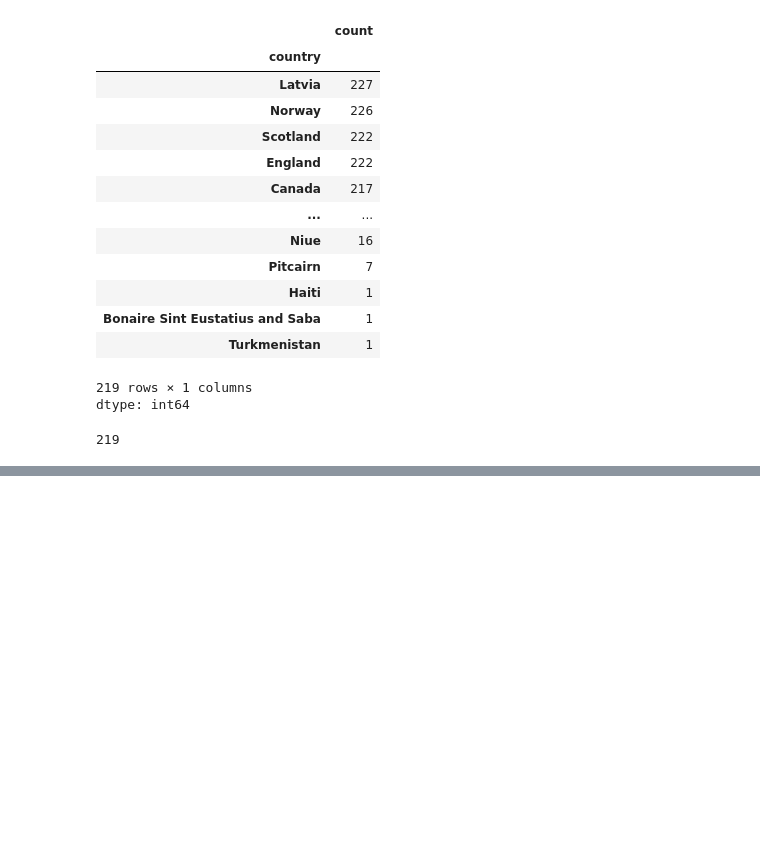
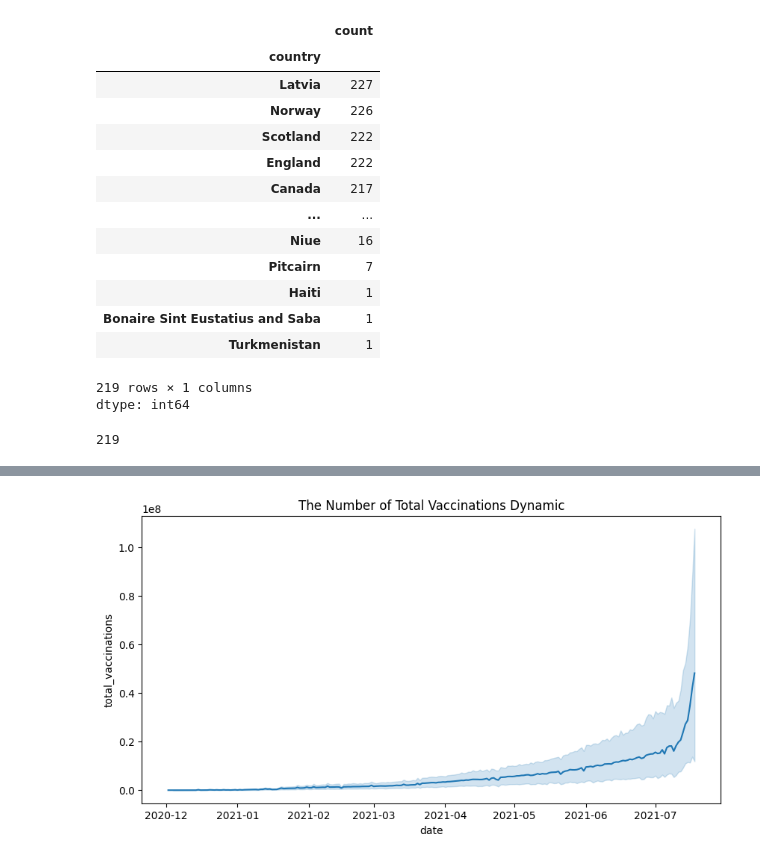
Before and after one commit to mtthwwl/Data-Analyst, a Jupyter notebook: Vaccination.ipynb, the cells around one changed output, grey strips where cells are left out. Saved outputs shown, nothing was run; the diff lists cells and outputs as text; code cells hidden in the pictures; blank space fills up the shorter version.

```diff
--- a/Vaccination.ipynb
+++ b/Vaccination.ipynb
@@ -271,0 +310,7 @@ vaccinations_df.country.nunique()
+# %%
+plt.figure(figsize = (10,5))
+sns.lineplot(x = vaccinations_df.date, y = vaccinations_df.total_vaccinations)
+plt.title('The Number of Total Vaccinations Dynamic')
+plt.show()
+# %% [output]
+[figure, added]
```
Also changed, not shown: parts of 12 cells of this notebook.
